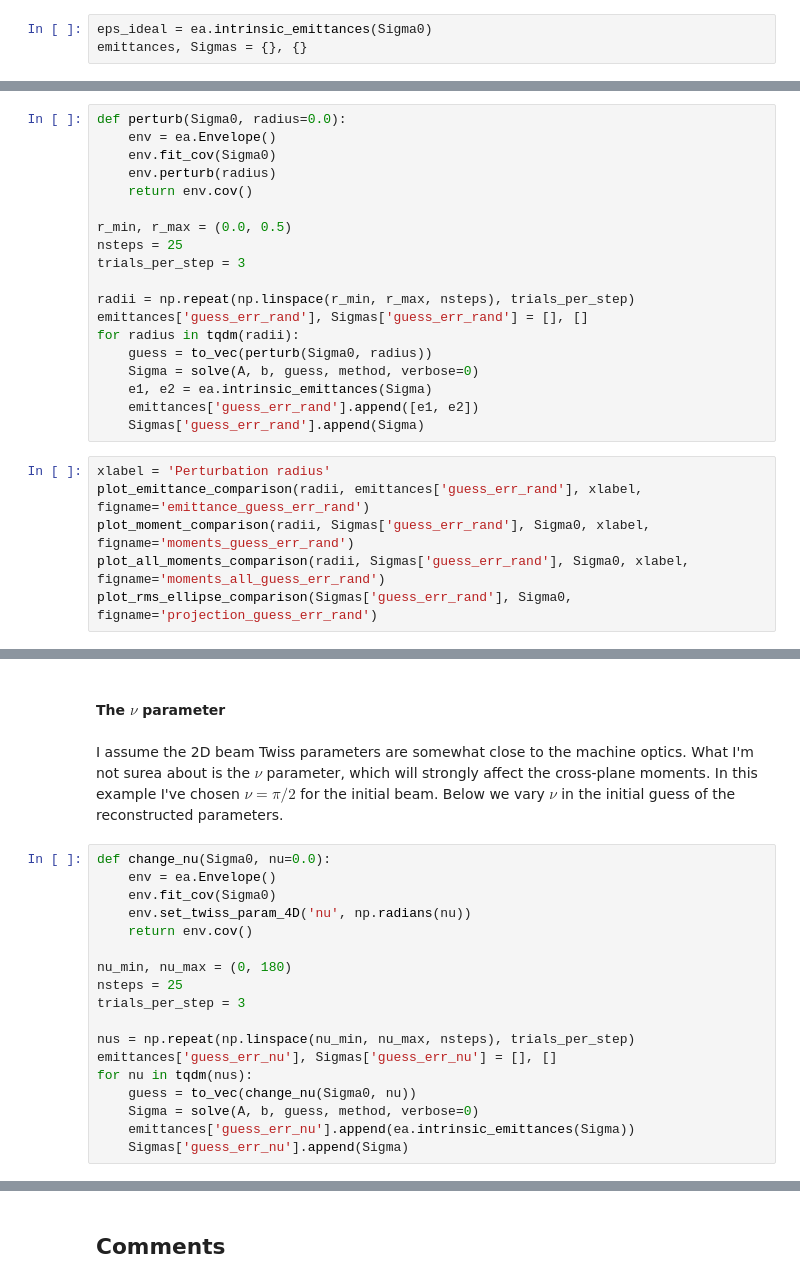
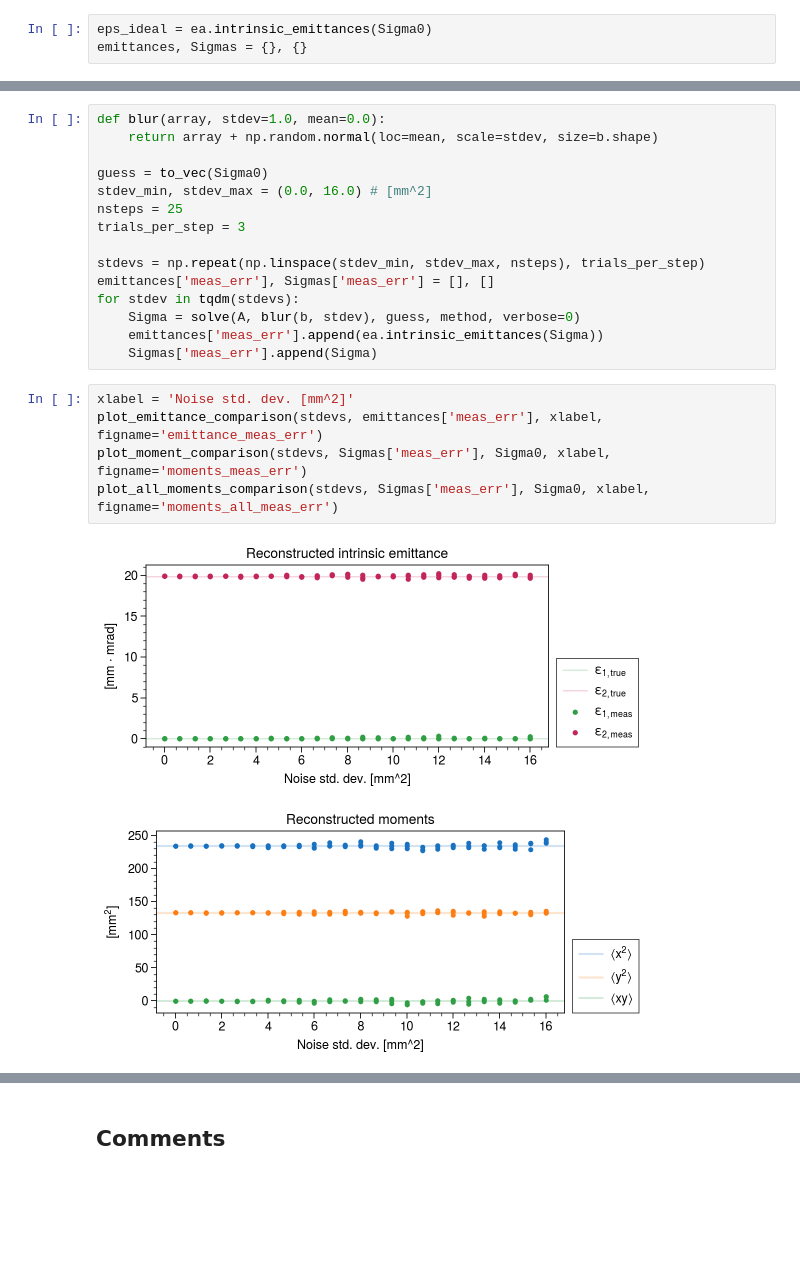
Before and after one commit to austin-hoover/accphys-tools, a Jupyter notebook: pyorbit_studies/measurement/scan/analysis.ipynb, the cells around one changed output, grey strips where cells are left out. Cells and saved outputs as stored; diff of their text form; blank space fills up the shorter version.

```diff
--- a/pyorbit_studies/measurement/scan/analysis.ipynb
+++ b/pyorbit_studies/measurement/scan/analysis.ipynb
@@ -337,25 +357,23 @@ Here we perturb the 4D Twiss parameters describing the initial guess, which are
 # %%
-def perturb(Sigma0, radius=0.0):
-    env = ea.Envelope()
-    env.fit_cov(Sigma0)
-    env.perturb(radius)
-    return env.cov()
+def blur(array, stdev=1.0, mean=0.0):
+    return array + np.random.normal(loc=mean, scale=stdev, size=b.shape)
 
-r_min, r_max = (0.0, 0.5)
+guess = to_vec(Sigma0)
+stdev_min, stdev_max = (0.0, 16.0) # [mm^2]
 nsteps = 25
 trials_per_step = 3
 
-radii = np.repeat(np.linspace(r_min, r_max, nsteps), trials_per_step)
-emittances['guess_err_rand'], Sigmas['guess_err_rand'] = [], []
-for radius in tqdm(radii):
-    guess = to_vec(perturb(Sigma0, radius))
-    Sigma = solve(A, b, guess, method, verbose=0)
-    e1, e2 = ea.intrinsic_emittances(Sigma)
-    emittances['guess_err_rand'].append([e1, e2])
-    Sigmas['guess_err_rand'].append(Sigma)
+stdevs = np.repeat(np.linspace(stdev_min, stdev_max, nsteps), trials_per_step)
+emittances['meas_err'], Sigmas['meas_err'] = [], []
+for stdev in tqdm(stdevs):
+    Sigma = solve(A, blur(b, stdev), guess, method, verbose=0)
+    emittances['meas_err'].append(ea.intrinsic_emittances(Sigma))
+    Sigmas['meas_err'].append(Sigma)
 # %%
-xlabel = 'Perturbation radius'
-plot_emittance_comparison(radii, emittances['guess_err_rand'], xlabel, figname='emittance_guess_err_rand')
-plot_moment_comparison(radii, Sigmas['guess_err_rand'], Sigma0, xlabel, figname='moments_guess_err_rand')
-plot_all_moments_comparison(radii, Sigmas['guess_err_rand'], Sigma0, xlabel, figname='moments_all_guess_err_rand')
-plot_rms_ellipse_comparison(Sigmas['guess_err_rand'], Sigma0, figname='projection_guess_err_rand')
+xlabel = 'Noise std. dev. [mm^2]'
+plot_emittance_comparison(stdevs, emittances['meas_err'], xlabel, figname='emittance_meas_err')
+plot_moment_comparison(stdevs, Sigmas['meas_err'], Sigma0, xlabel, figname='moments_meas_err')
+plot_all_moments_comparison(stdevs, Sigmas['meas_err'], Sigma0, xlabel, figname='moments_all_meas_err')
+# %% [output]
+[figure, added]
+[figure, added]
@@ -362,22 +380,0 @@ plot_rms_ellipse_comparison(Sigmas['guess_err_rand'], Sigma0, figname='projectio
-# %% [markdown]
-#### The $\nu$ parameter
-# %% [markdown]
-I assume the 2D beam Twiss parameters are somewhat close to the machine optics. What I'm not surea about is the $\nu$ parameter, which will strongly affect the cross-plane moments. In this example I've chosen $\nu = \pi/2$ for the initial beam. Below we vary $\nu$ in the initial guess of the reconstructed parameters.
-# %%
-def change_nu(Sigma0, nu=0.0):
-    env = ea.Envelope()
-    env.fit_cov(Sigma0)
-    env.set_twiss_param_4D('nu', np.radians(nu))
-    return env.cov()
-
-nu_min, nu_max = (0, 180)
-nsteps = 25
-trials_per_step = 3
-
-nus = np.repeat(np.linspace(nu_min, nu_max, nsteps), trials_per_step)
-emittances['guess_err_nu'], Sigmas['guess_err_nu'] = [], []
-for nu in tqdm(nus):
-    guess = to_vec(change_nu(Sigma0, nu))
-    Sigma = solve(A, b, guess, method, verbose=0)
-    emittances['guess_err_nu'].append(ea.intrinsic_emittances(Sigma))
-    Sigmas['guess_err_nu'].append(Sigma)
```
Also changed, not shown: parts of 20 cells of this notebook, 53 other files.
